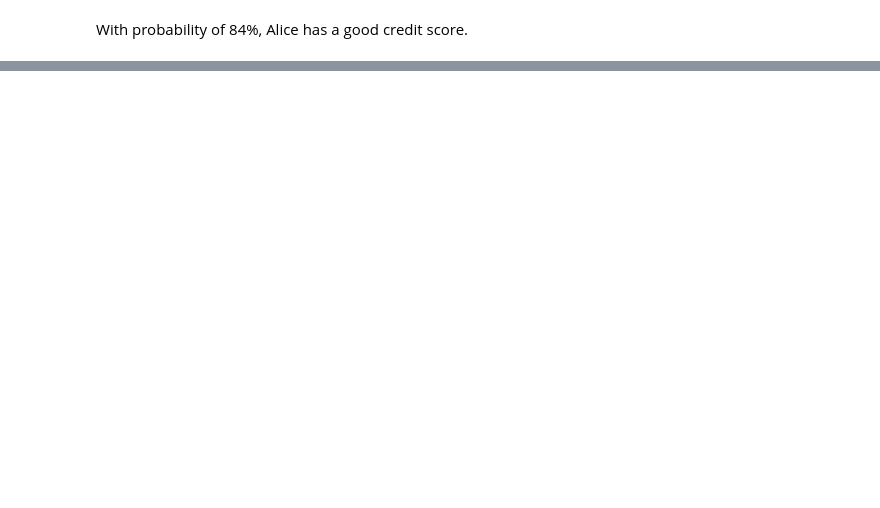
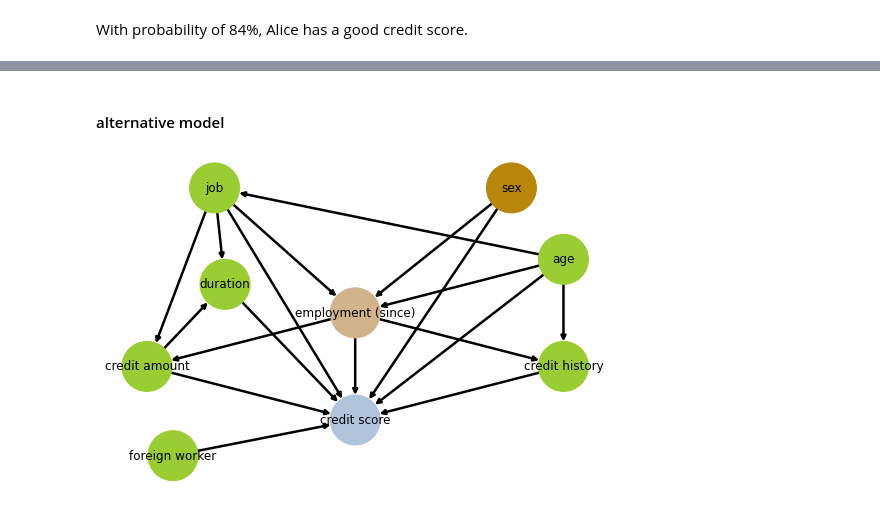
Before and after one commit to juptrk/ExplainableAndFairMLMethods, a Jupyter notebook: playground.ipynb, the cells around one changed output, grey strips where cells are left out. Saved outputs shown, nothing was run; the diff lists cells and outputs as text; code cells hidden in the pictures; blank space fills up the shorter version.

```diff
--- a/playground.ipynb
+++ b/playground.ipynb
@@ -390,0 +421,3 @@ With probability of 84%, Alice has a good credit score.
+# %%
+attributes_short = ["status and sex", "employment (since)", "job", "credit amount", "duration", "age",
+                    "credit history", "foreign worker", "credit score"]
@@ -390,0 +487,55 @@ With probability of 84%, Alice has a good credit score.
+# %% [markdown]
+#### alternative model
+# %%
+alt_model = nx.DiGraph()
+map(alt_model.add_node, attributes_short)
+nx.relabel_nodes(alt_model, {"status and sex": "sex"})
+# 2, 8 depend on 0:
+alt_model.add_edge("sex", "employment (since)")
+alt_model.add_edge("sex", "credit score")
+# 8 depends on 1:
+alt_model.add_edge("employment (since)", "credit amount")
+alt_model.add_edge("employment (since)", "credit history")
+alt_model.add_edge("employment (since)", "credit score")
+# 1, 4, 8 depend on 2:
+alt_model.add_edge("job", "employment (since)")
+alt_model.add_edge("job", "credit amount")
+alt_model.add_edge("job", "duration")
+alt_model.add_edge("job", "credit score")
+# 4, 8 depend on 3:
+alt_model.add_edge("credit amount", "duration")
+alt_model.add_edge("credit amount", "credit score")
+# 8 depends on 4:
+alt_model.add_edge("duration", "credit score")
+# 2, 6, 8 depend on 5:
+alt_model.add_edge("age", "employment (since)")
+alt_model.add_edge("age", "job")
+alt_model.add_edge("age", "credit history")
+alt_model.add_edge("age", "credit score")
+# 8 depends on 6:
+alt_model.add_edge("credit history", "credit score")
+# 8 depends on 7:
+alt_model.add_edge("foreign worker", "credit score")
+
+# now draw the graph:
+pos = {"sex" : (1.5,3),
+       "employment (since)" : (0,1.25),
+       "job" : (-1.35,3),
+       "credit amount" : (-2,0.5),
+       "duration": (-1.25,1.65),
+       "age" : (2,2),
+       "credit history" : (2,0.5),
+       "foreign worker" : (-1.75,-0.75),
+       "credit score" : (0,-0.25)}
+
+colors = ["darkgoldenrod", "tan", "lightsteelblue","yellowgreen", "yellowgreen", "yellowgreen",
+          "yellowgreen", "yellowgreen", "yellowgreen"]
+
+plt.figure(figsize=(7,4.5))
+nx.draw(alt_model, pos=pos, with_labels=True, node_color=colors, node_size=2500, width=2.5)
+#nx.draw_planar(model, with_labels=True, node_color=colors, node_size=2500, width=2.5)
+
+plt.savefig("alternative_graph.png")
+plt.show()
+# %% [output]
+[figure, added]
```
Also changed, not shown: parts of 82 cells of this notebook, 2 other files.
